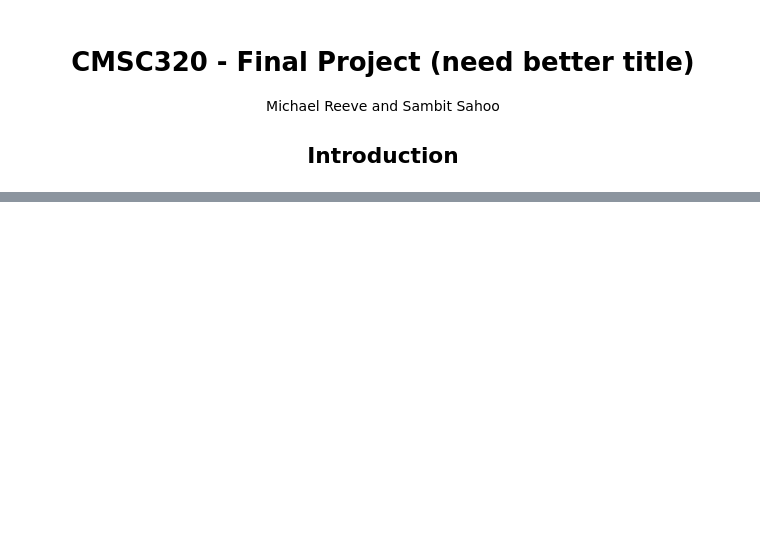
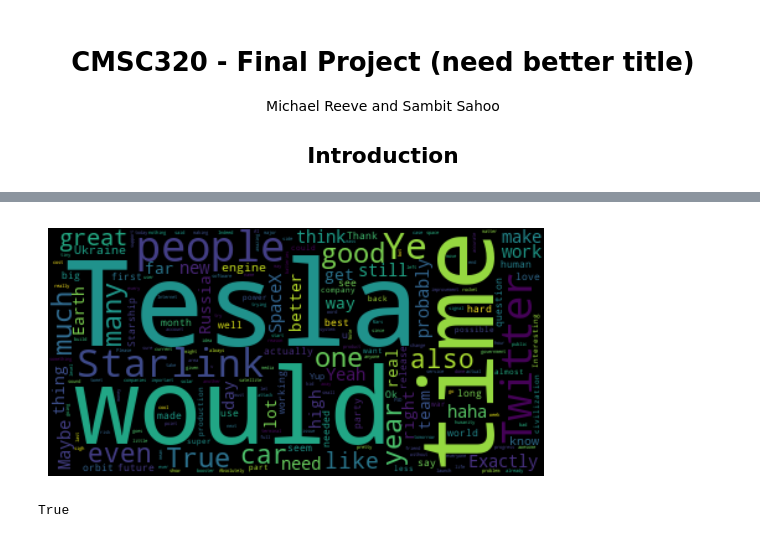
Before and after one commit to mreeve29/mreeve29.github.io, a Jupyter notebook: Mike_Working.ipynb, the cells around one changed output, grey strips where cells are left out. Saved outputs shown, nothing was run; the diff lists cells and outputs as text; code cells hidden in the pictures; blank space fills up the shorter version.

```diff
--- a/Mike_Working.ipynb
+++ b/Mike_Working.ipynb
@@ -24,0 +88,16 @@ df.plot.scatter(x="Date", y="Likes")
+# %%
+# Create stopword list:
+stops = set(stopwords.words('english'))
+stops.add("amp")
+textt = " ".join(tweet for tweet in df["Cleaned_Tweets"])
+wordcloud = WordCloud(stopwords=stops).generate(textt)
+plt.imshow(wordcloud, interpolation='bilinear')
+plt.axis("off")
+plt.savefig('wordcloud11.png')
+plt.show()
+# %% [output]
+[figure, added]
+# %%
+True in [" ratio " in s for s in df["Tweets"].unique().tolist()]
+# %% [output]
+True
```
Also changed, not shown: parts of 7 cells of this notebook.
